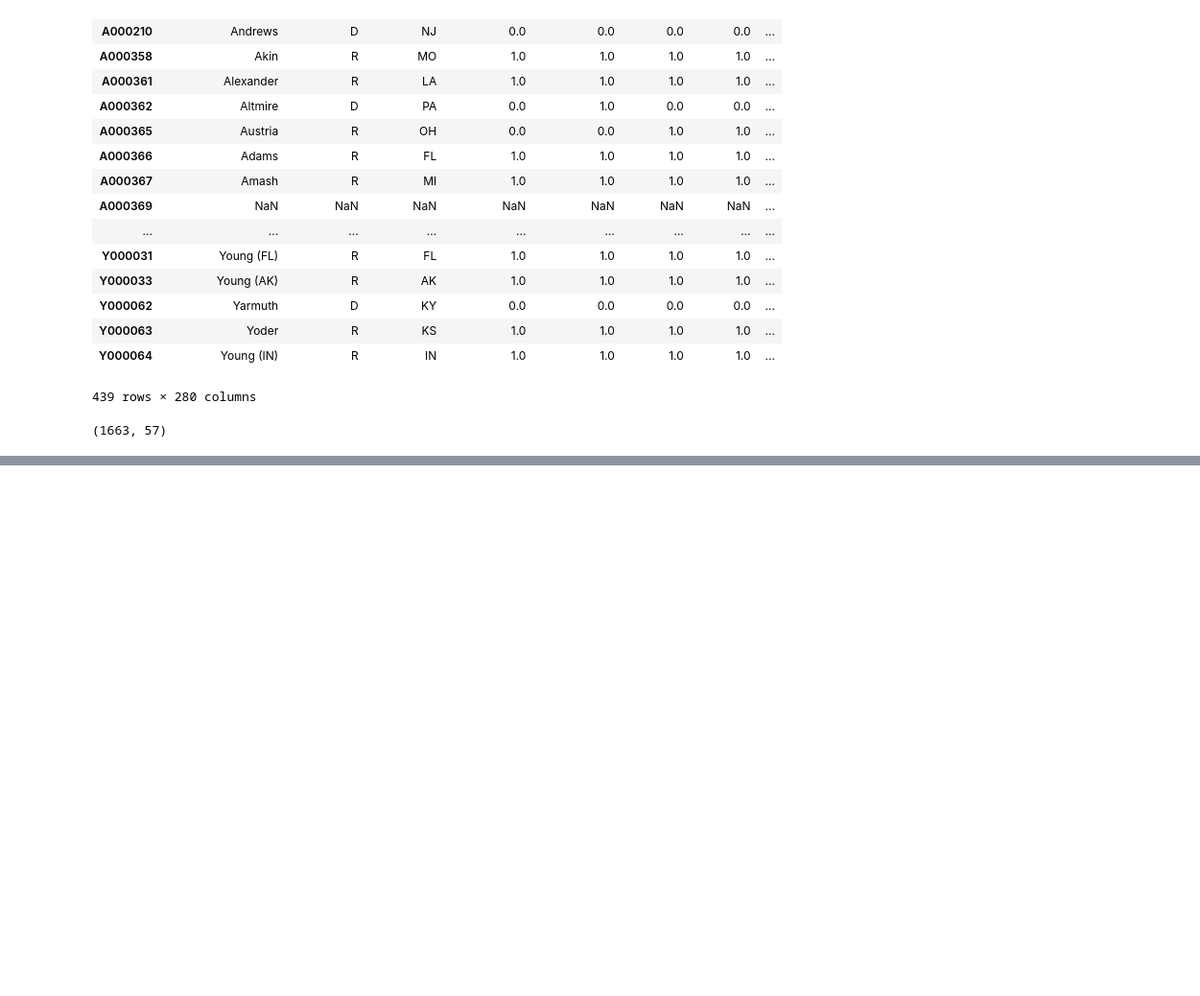
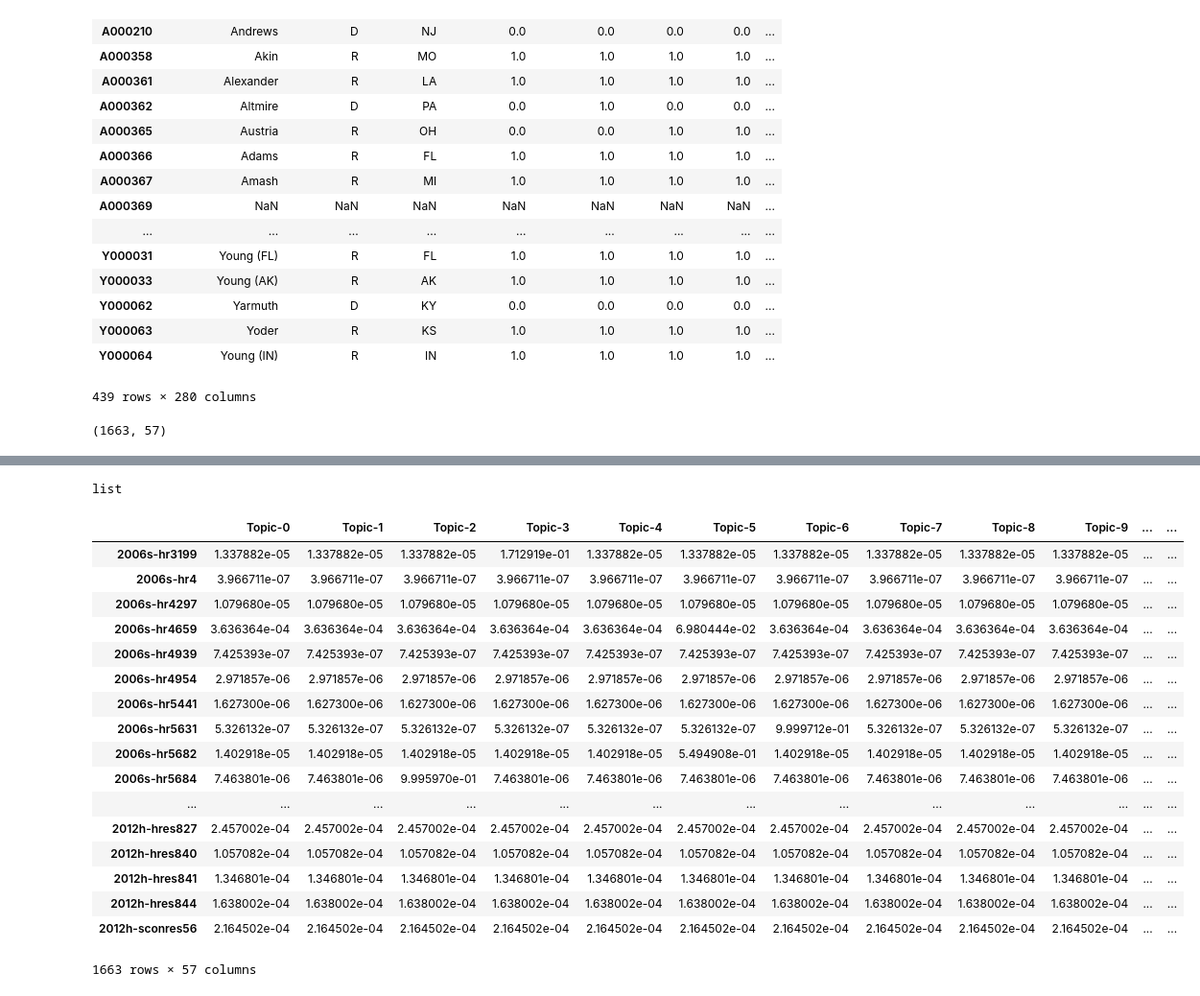
Before and after one commit to datamancy-dev/vote_predictor, a Jupyter notebook: exploring.ipynb, the cells around one changed output, grey strips where cells are left out. Shown at 96% size. Cells and saved outputs as stored; diff of their text form; code cells hidden in the pictures; blank space fills up the shorter version.

Commit message:
Finished the models dataframes. More features can still be added but will run preliminary tests using just the latent variables from the bills as training data.

```diff
--- a/exploring.ipynb
+++ b/exploring.ipynb
@@ -52,0 +61,25 @@ s.items()
+# %%
+type(s.keys())
+# %% [output]
+list
+# %%
+topicsdf
+# %% [output]
+|  | Topic-0 | Topic-1 | Topic-2 | Topic-3 | Topic-4 | Topic-5 | Topic-6 | Topic-7 | Topic-8 | Topic-9 | ... | ... |
+| 2006s-hr3199 | 1.337882e-05 | 1.337882e-05 | 1.337882e-05 | 1.712919e-01 | 1.337882e-05 | 1.337882e-05 | 1.337882e-05 | 1.337882e-05 | 1.337882e-05 | 1.337882e-05 | ... | ... |
+| 2006s-hr4 | 3.966711e-07 | 3.966711e-07 | 3.966711e-07 | 3.966711e-07 | 3.966711e-07 | 3.966711e-07 | 3.966711e-07 | 3.966711e-07 | 3.966711e-07 | 3.966711e-07 | ... | ... |
+| 2006s-hr4297 | 1.079680e-05 | 1.079680e-05 | 1.079680e-05 | 1.079680e-05 | 1.079680e-05 | 1.079680e-05 | 1.079680e-05 | 1.079680e-05 | 1.079680e-05 | 1.079680e-05 | ... | ... |
+| 2006s-hr4659 | 3.636364e-04 | 3.636364e-04 | 3.636364e-04 | 3.636364e-04 | 3.636364e-04 | 6.980444e-02 | 3.636364e-04 | 3.636364e-04 | 3.636364e-04 | 3.636364e-04 | ... | ... |
+| 2006s-hr4939 | 7.425393e-07 | 7.425393e-07 | 7.425393e-07 | 7.425393e-07 | 7.425393e-07 | 7.425393e-07 | 7.425393e-07 | 7.425393e-07 | 7.425393e-07 | 7.425393e-07 | ... | ... |
+| 2006s-hr4954 | 2.971857e-06 | 2.971857e-06 | 2.971857e-06 | 2.971857e-06 | 2.971857e-06 | 2.971857e-06 | 2.971857e-06 | 2.971857e-06 | 2.971857e-06 | 2.971857e-06 | ... | ... |
+| 2006s-hr5441 | 1.627300e-06 | 1.627300e-06 | 1.627300e-06 | 1.627300e-06 | 1.627300e-06 | 1.627300e-06 | 1.627300e-06 | 1.627300e-06 | 1.627300e-06 | 1.627300e-06 | ... | ... |
+| 2006s-hr5631 | 5.326132e-07 | 5.326132e-07 | 5.326132e-07 | 5.326132e-07 | 5.326132e-07 | 5.326132e-07 | 9.999712e-01 | 5.326132e-07 | 5.326132e-07 | 5.326132e-07 | ... | ... |
+| 2006s-hr5682 | 1.402918e-05 | 1.402918e-05 | 1.402918e-05 | 1.402918e-05 | 1.402918e-05 | 5.494908e-01 | 1.402918e-05 | 1.402918e-05 | 1.402918e-05 | 1.402918e-05 | ... | ... |
+| 2006s-hr5684 | 7.463801e-06 | 7.463801e-06 | 9.995970e-01 | 7.463801e-06 | 7.463801e-06 | 7.463801e-06 | 7.463801e-06 | 7.463801e-06 | 7.463801e-06 | 7.463801e-06 | ... | ... |
+| ... | ... | ... | ... | ... | ... | ... | ... | ... | ... | ... | ... | ... |
+| 2012h-hres827 | 2.457002e-04 | 2.457002e-04 | 2.457002e-04 | 2.457002e-04 | 2.457002e-04 | 2.457002e-04 | 2.457002e-04 | 2.457002e-04 | 2.457002e-04 | 2.457002e-04 | ... | ... |
+| 2012h-hres840 | 1.057082e-04 | 1.057082e-04 | 1.057082e-04 | 1.057082e-04 | 1.057082e-04 | 1.057082e-04 | 1.057082e-04 | 1.057082e-04 | 1.057082e-04 | 1.057082e-04 | ... | ... |
+| 2012h-hres841 | 1.346801e-04 | 1.346801e-04 | 1.346801e-04 | 1.346801e-04 | 1.346801e-04 | 1.346801e-04 | 1.346801e-04 | 1.346801e-04 | 1.346801e-04 | 1.346801e-04 | ... | ... |
+| 2012h-hres844 | 1.638002e-04 | 1.638002e-04 | 1.638002e-04 | 1.638002e-04 | 1.638002e-04 | 1.638002e-04 | 1.638002e-04 | 1.638002e-04 | 1.638002e-04 | 1.638002e-04 | ... | ... |
+| 2012h-sconres56 | 2.164502e-04 | 2.164502e-04 | 2.164502e-04 | 2.164502e-04 | 2.164502e-04 | 2.164502e-04 | 2.164502e-04 | 2.164502e-04 | 2.164502e-04 | 2.164502e-04 | ... | ... |
+1663 rows × 57 columns
```
Also changed, not shown: parts of 5 cells of this notebook, 2 other files.
